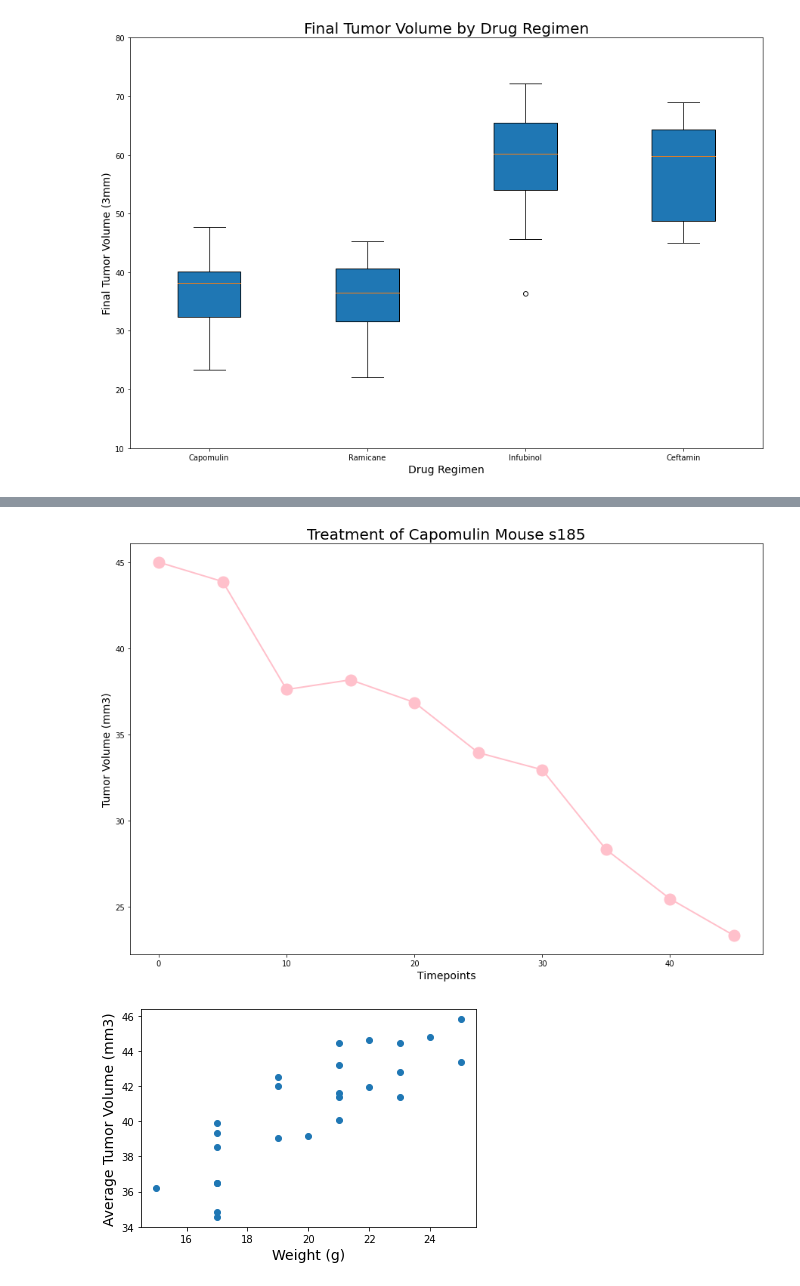
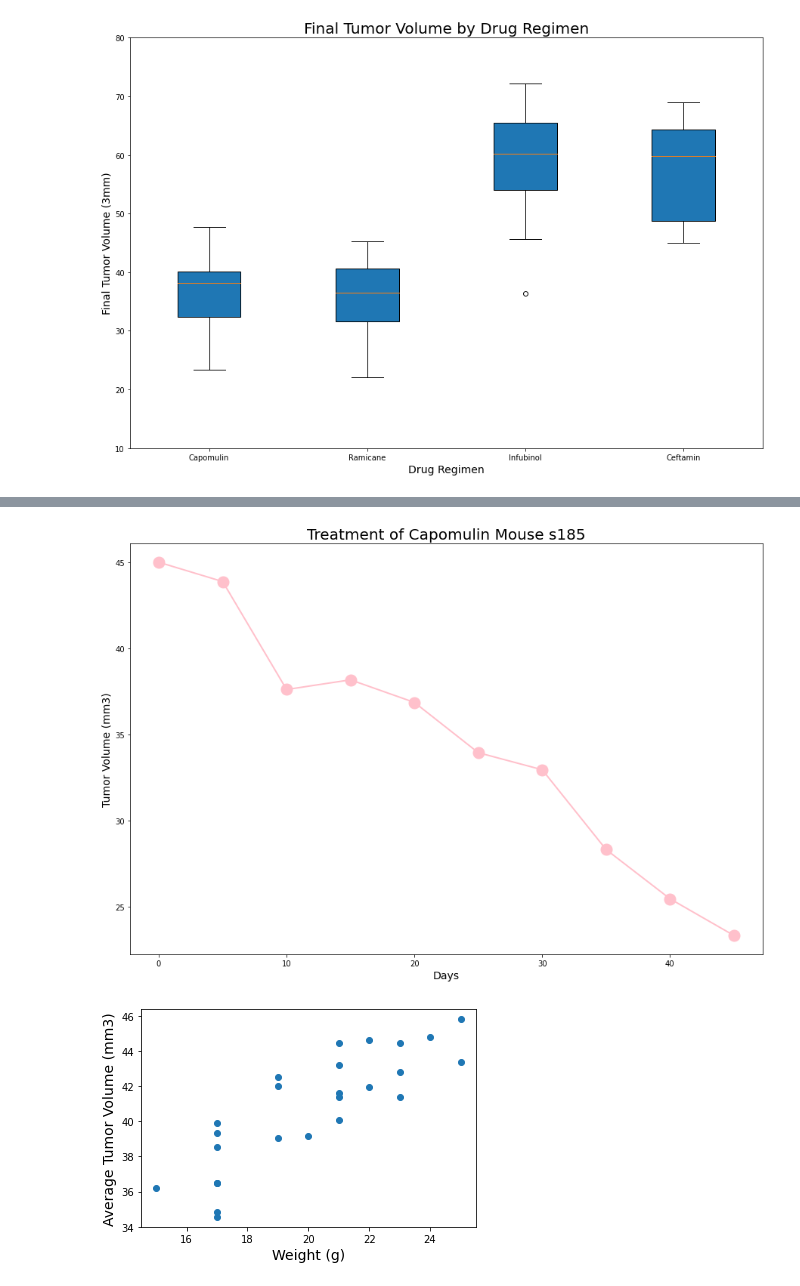
Before and after one commit to rebeccatast/Pymaceuticals-Inc., a Jupyter notebook: PymaceuticalsFinal.ipynb, the cells around one changed output, grey strips where cells are left out. Drawn from its saved outputs; the diff is of its cells as text; code cells hidden in the pictures.

```diff
--- a/PymaceuticalsFinal.ipynb
+++ b/PymaceuticalsFinal.ipynb
@@ -478,17 +486,17 @@ line_plot_df.head(10)
 # %%
 time_x = line_plot_df["Timepoint"]
 tumvol = line_plot_df["Tumor Volume (mm3)"]
 
 fig1, ax1 = plt.subplots(figsize=(15, 10))
 plt.title("Treatment of Capomulin Mouse s185",fontsize =20)
 plt.plot(time_x, tumvol, linewidth=2, markersize=15,marker="o",color="pink", label="Fahreneit")
-plt.xlabel("Timepoints",fontsize =14)
+plt.xlabel("Days",fontsize =14)
 plt.ylabel("Tumor Volume (mm3)",fontsize =14)
 
 
 plt.show()
 # %% [output]
-[figure, old version]
+[figure, new version]
 # %%
 # Generate a scatter plot of average tumor volume vs. mouse weight for the Capomulin regimen
 
```
Also changed, not shown: parts of 1 cell of this notebook.
